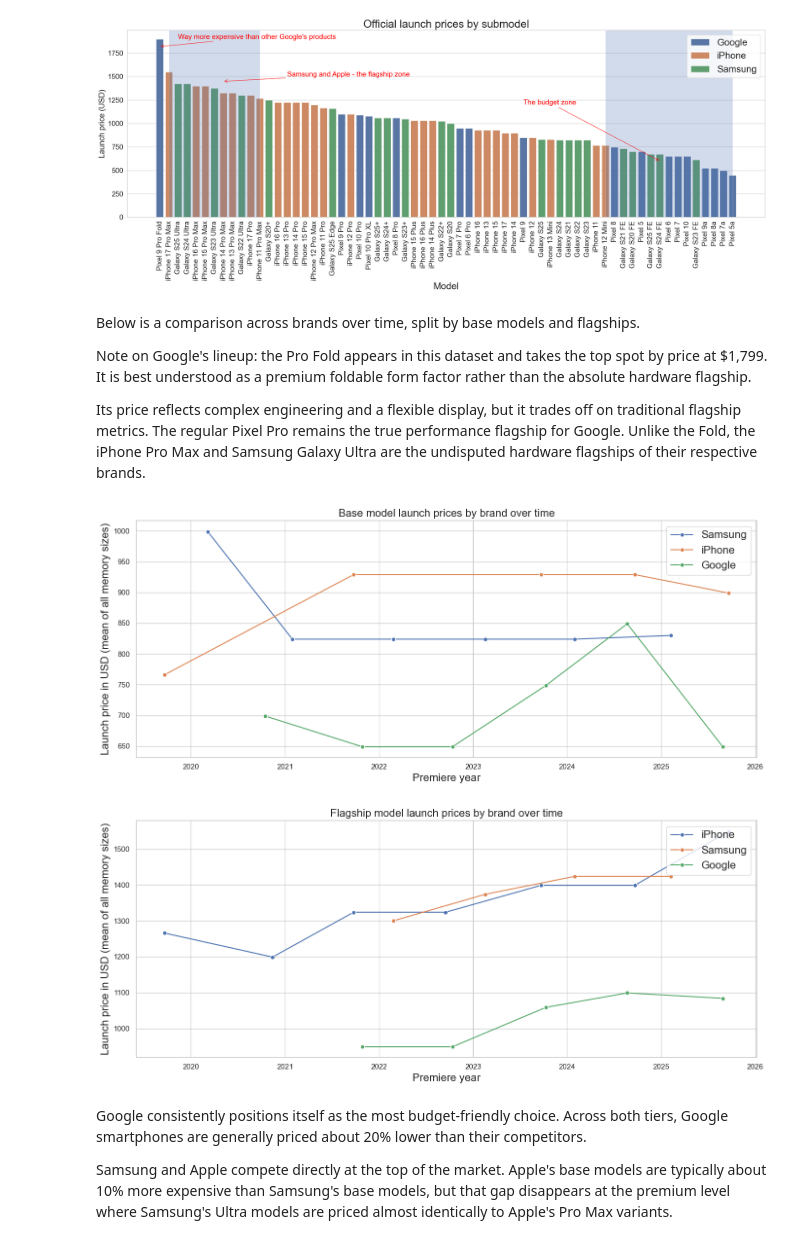
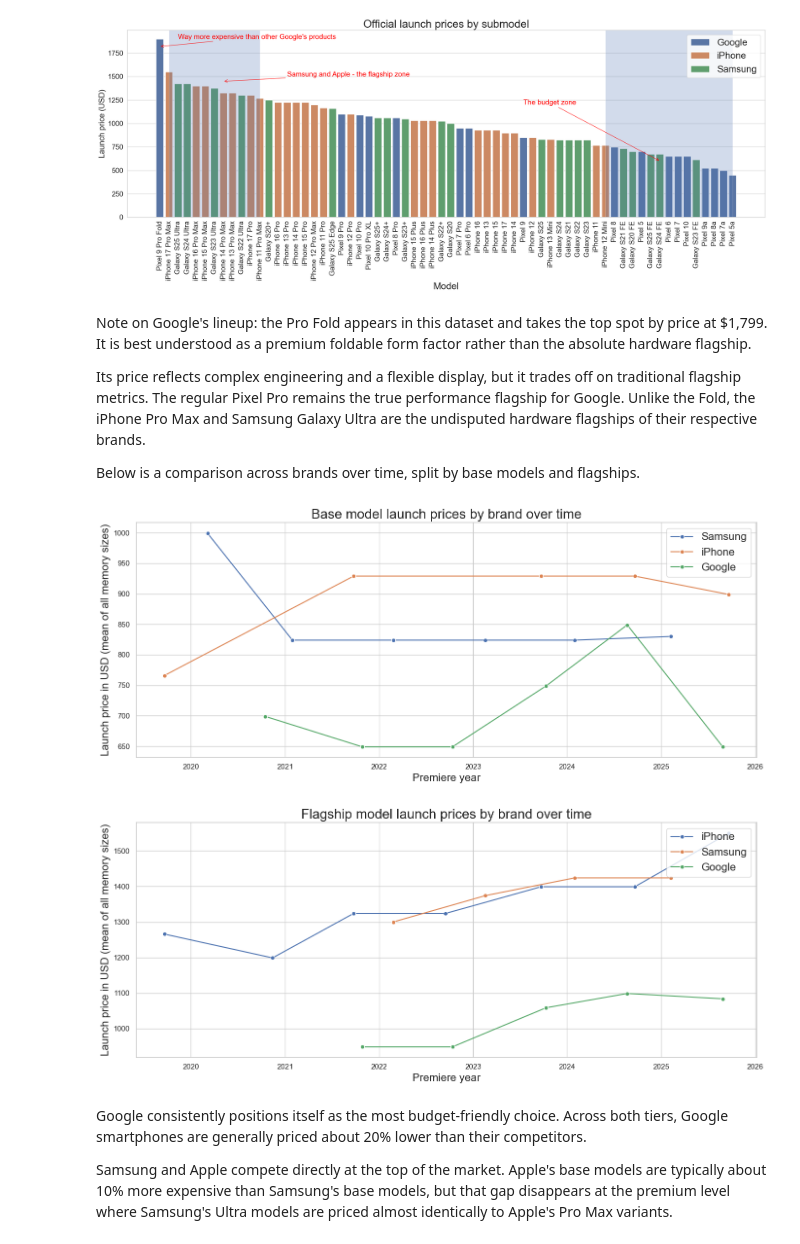
Before and after one commit to ady7ady7/python_agentic_learning, a Jupyter notebook: project1_phones_sales_analytics/notebooks/08_final_project_sns.ipynb, the cells around one changed output. Cells and saved outputs as stored; diff of their text form; code cells hidden in the pictures.

```diff
--- a/project1_phones_sales_analytics/notebooks/08_final_project_sns.ipynb
+++ b/project1_phones_sales_analytics/notebooks/08_final_project_sns.ipynb
@@ -423,42 +452,43 @@ plt.show()
 # %% [output]
 [figure]
 # %% [markdown]
-Below is a comparison across brands over time, split by base models and flagships.
 
 Note on Google's lineup: the Pro Fold appears in this dataset and takes the top spot by price at $1,799. It is best understood as a premium foldable form factor rather than the absolute hardware flagship.
 
 Its price reflects complex engineering and a flexible display, but it trades off on traditional flagship metrics. The regular Pixel Pro remains the true performance flagship for Google. Unlike the Fold, the iPhone Pro Max and Samsung Galaxy Ultra are the undisputed hardware flagships of their respective brands.
+
+Below is a comparison across brands over time, split by base models and flagships.
 # %%
 base_launch_ref = launch_ref[launch_ref['tier'] == 'Base']
 flagship_launch_ref = launch_ref[
     (launch_ref['tier'] == 'Pro Max') |
     (launch_ref['tier'] == 'Ultra') |
     (launch_ref['tier'] == 'Pro XL') |
     ((launch_ref['tier'] == 'Pro') & (launch_ref['brand'] == 'Google'))
 ]
 
 plt.subplots(figsize=(14, 6))
 sns.lineplot(data=base_launch_ref, x='official_premiere_date', y='official_launch_price',
     hue='brand', marker='o')
 plt.legend(loc='upper right', fontsize=16)
 plt.xlabel('Premiere year', fontsize=16)
 plt.ylabel('Launch price in USD (mean of all memory sizes)', fontsize=16)
-plt.title('Base model launch prices by brand over time', fontsize=16)
+plt.title('Base model launch prices by brand over time', fontsize=20)
 plt.tight_layout()
 plt.show()
 
 plt.subplots(figsize=(14, 6))
 sns.lineplot(data=flagship_launch_ref, x='official_premiere_date', y='official_launch_price',
     hue='brand', marker='o')
 plt.legend(loc='upper right', fontsize=16)
 plt.xlabel('Premiere year', fontsize=16)
 plt.ylabel('Launch price in USD (mean of all memory sizes)', fontsize=16)
-plt.title('Flagship model launch prices by brand over time', fontsize=16)
+plt.title('Flagship model launch prices by brand over time', fontsize=20)
 plt.tight_layout()
 plt.show()
 # %% [output]
-[figure, old version]
+[figure, new version]
-[figure, old version]
+[figure, new version]
 # %% [markdown]
 Google consistently positions itself as the most budget-friendly choice. Across both tiers, Google smartphones are generally priced about 20% lower than their competitors.
 
```
Also changed, not shown: parts of 14 cells of this notebook, 1 other file.
